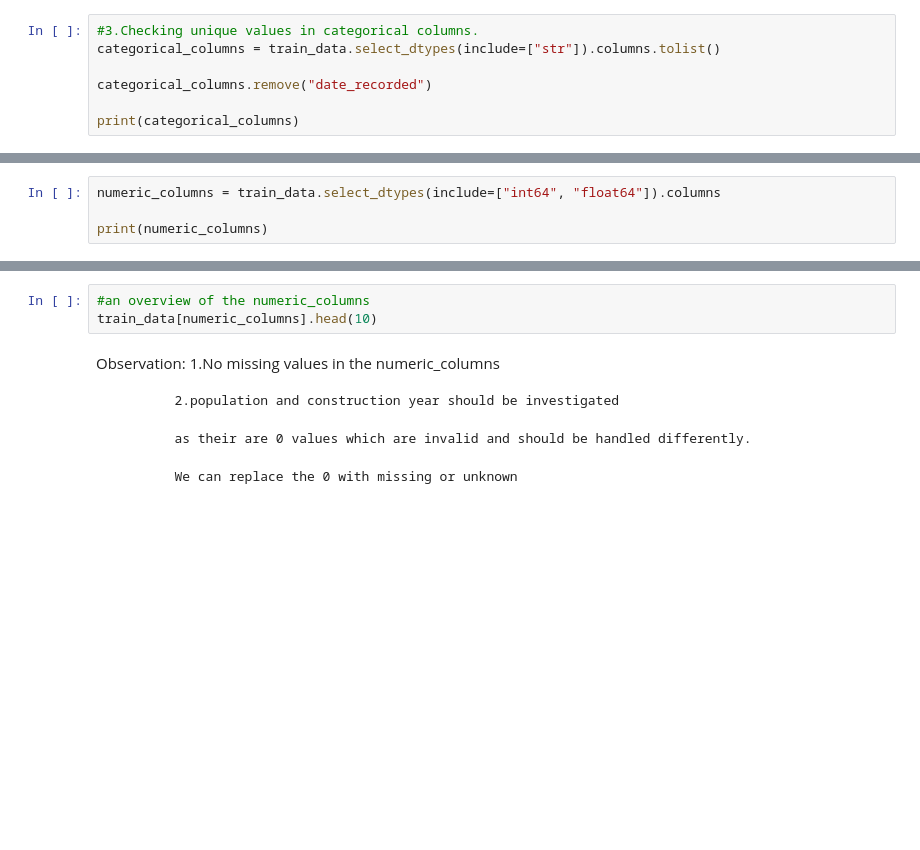
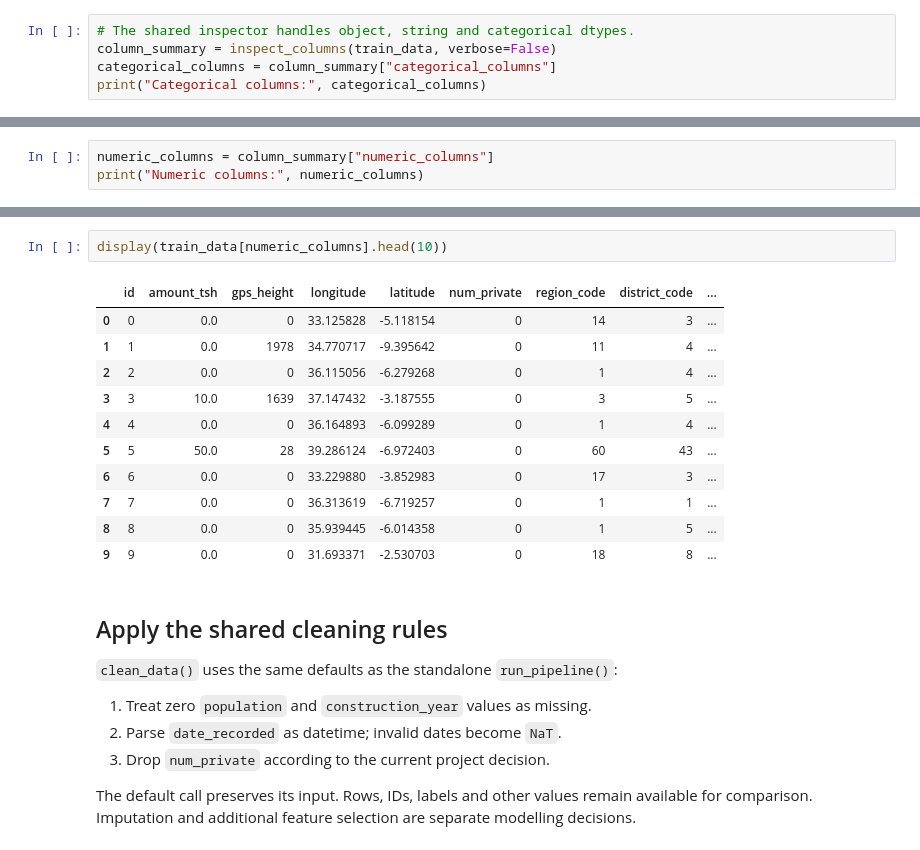
Before and after one commit to marblehub/data-circle, a Jupyter notebook: projects/water_pumps/team-WTM/notebooks/data_audit.ipynb, the cells around one changed output, grey strips where cells are left out. Drawn from its saved outputs; the diff is of its cells as text; blank space fills up the shorter version.

```diff
--- a/projects/water_pumps/team-WTM/notebooks/data_audit.ipynb
+++ b/projects/water_pumps/team-WTM/notebooks/data_audit.ipynb
@@ -71,7 +233,5 @@ The functional needs repair category is smaller than the other two. This can aff
 # %%
-#3.Checking unique values in categorical columns.
-categorical_columns = train_data.select_dtypes(include=["str"]).columns.tolist()
-
-categorical_columns.remove("date_recorded")
-
-print(categorical_columns)
+# The shared inspector handles object, string and categorical dtypes.
+column_summary = inspect_columns(train_data, verbose=False)
+categorical_columns = column_summary["categorical_columns"]
+print("Categorical columns:", categorical_columns)
@@ -122,4 +309,3 @@ Numerical columns: To identify suspicious or invalid values
 # %%
-numeric_columns = train_data.select_dtypes(include=["int64", "float64"]).columns
-
-print(numeric_columns)
+numeric_columns = column_summary["numeric_columns"]
+print("Numeric columns:", numeric_columns)
@@ -146,12 +366,27 @@ numeric_missing
 # %%
-#an overview of the numeric_columns
-train_data[numeric_columns].head(10)
+display(train_data[numeric_columns].head(10))
+# %% [output]
+|  | id | amount_tsh | gps_height | longitude | latitude | num_private | region_code | district_code | ... |
+| 0 | 0 | 0.0 | 0 | 33.125828 | -5.118154 | 0 | 14 | 3 | ... |
+| 1 | 1 | 0.0 | 1978 | 34.770717 | -9.395642 | 0 | 11 | 4 | ... |
+| 2 | 2 | 0.0 | 0 | 36.115056 | -6.279268 | 0 | 1 | 4 | ... |
+| 3 | 3 | 10.0 | 1639 | 37.147432 | -3.187555 | 0 | 3 | 5 | ... |
+| 4 | 4 | 0.0 | 0 | 36.164893 | -6.099289 | 0 | 1 | 4 | ... |
+| 5 | 5 | 50.0 | 28 | 39.286124 | -6.972403 | 0 | 60 | 43 | ... |
+| 6 | 6 | 0.0 | 0 | 33.229880 | -3.852983 | 0 | 17 | 3 | ... |
+| 7 | 7 | 0.0 | 0 | 36.313619 | -6.719257 | 0 | 1 | 1 | ... |
+| 8 | 8 | 0.0 | 0 | 35.939445 | -6.014358 | 0 | 1 | 5 | ... |
+| 9 | 9 | 0.0 | 0 | 31.693371 | -2.530703 | 0 | 18 | 8 | ... |
 # %% [markdown]
-Observation: 1.No missing values in the numeric_columns
+## Apply the shared cleaning rules
 
-            2.population and construction year should be investigated
+`clean_data()` uses the same defaults as the standalone `run_pipeline()`:
 
-            as their are 0 values which are invalid and should be handled differently.
+1. Treat zero `population` and `construction_year` values as missing.
+2. Parse `date_recorded` as datetime; invalid dates become `NaT`.
+3. Drop `num_private` according to the current project decision.
 
-            We can replace the 0 with missing or unknown
+The default call preserves its input. Rows, IDs, labels and other values remain
+available for comparison. Imputation and additional feature selection are
+separate modelling decisions.
 # %%
```
Also changed, not shown: parts of 36 cells of this notebook, 4 other files.
